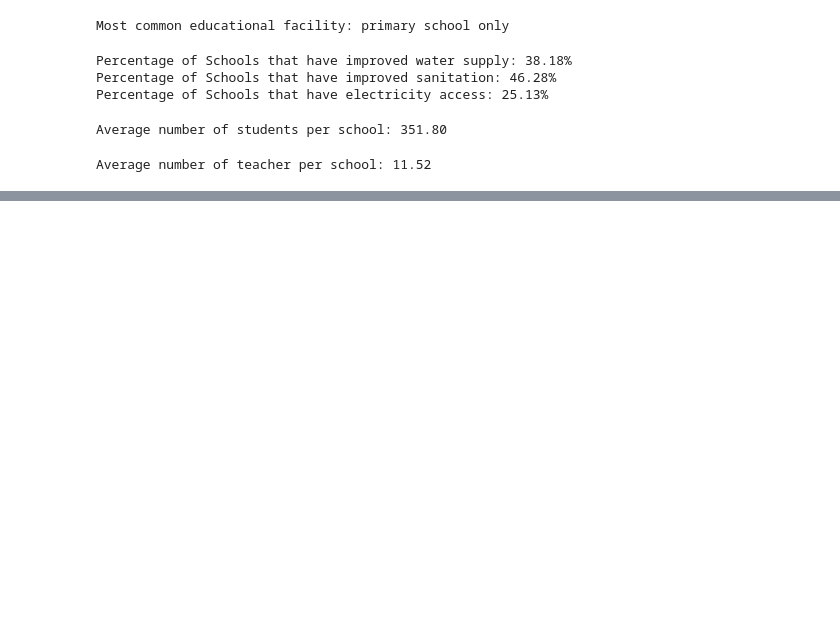
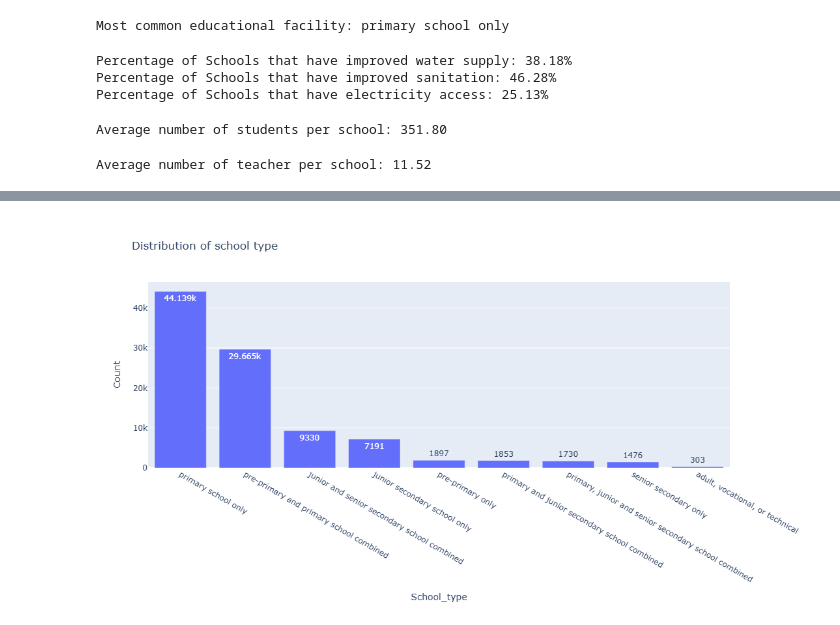
Before and after one commit to augustus-somtochukwu-umeh/Educational-Facilities-in-Nigeria, a Jupyter notebook: Education.ipynb, the cells around one changed output, grey strips where cells are left out. Cells and saved outputs as stored; diff of their text form; code cells hidden in the pictures; blank space fills up the shorter version.

```diff
--- a/Education.ipynb
+++ b/Education.ipynb
@@ -511,0 +588,14 @@ Average number of teacher per school: 11.52
+# %%
+School_counts = df['School_type'].value_counts().reset_index()
+School_counts.columns = ['School_type', 'Count']
+fig = px.bar(
+    School_counts,
+    x='School_type',
+    y='Count',
+    title='Distribution of school type',
+    text_auto=True,
+    height=600
+)
+fig.show()
+# %% [output]
+[figure, added]
```
Also changed, not shown: parts of 11 cells of this notebook.
